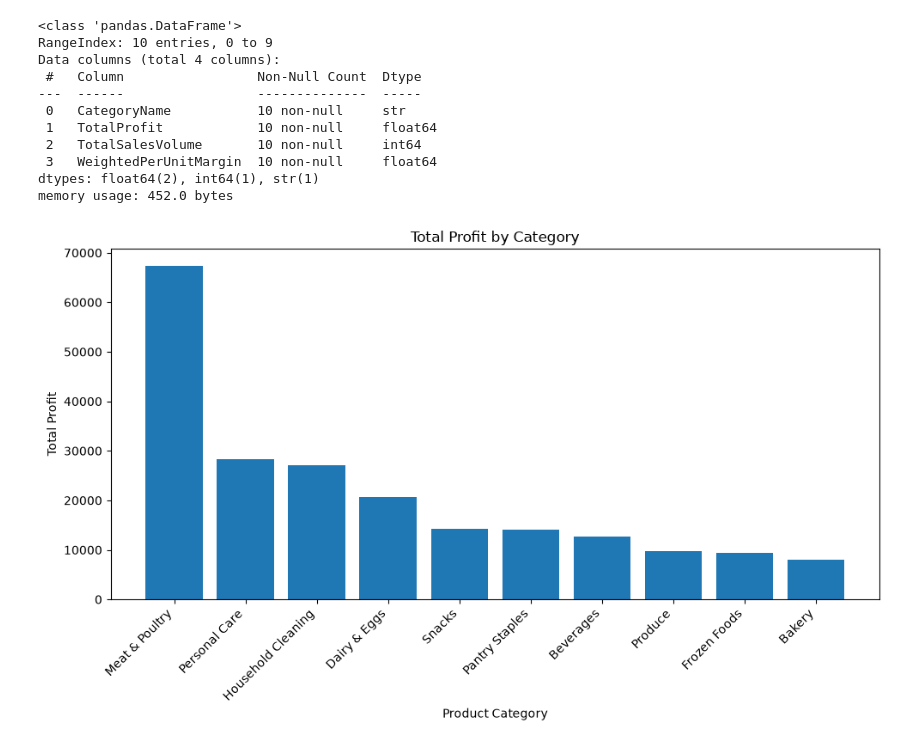
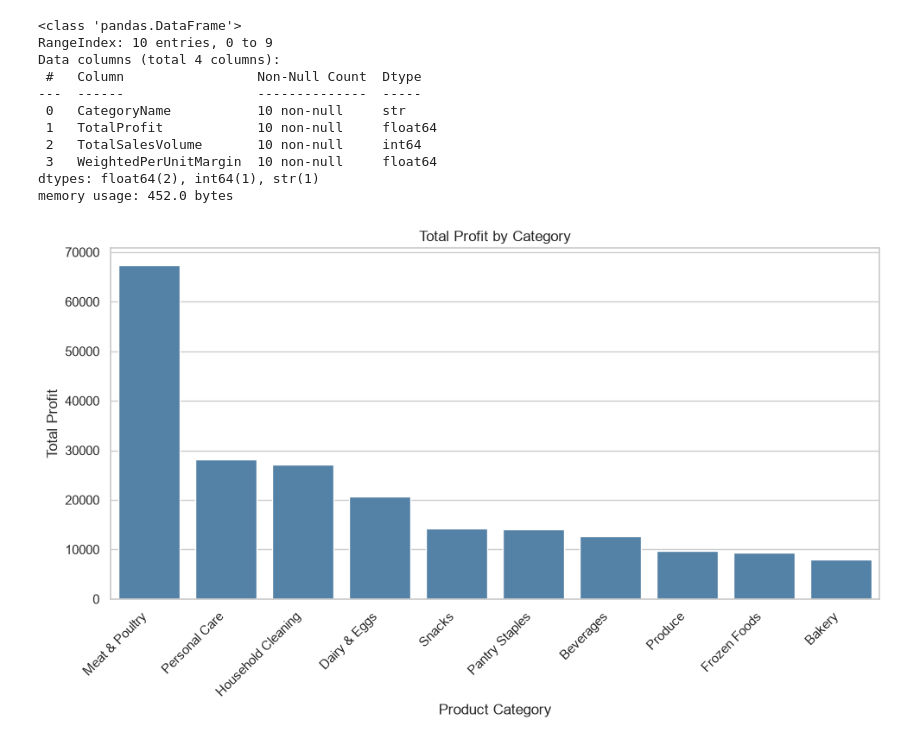
Before and after one commit to Raiphael/Retail_Profitability_Analysis, a Jupyter notebook: notebooks/question1.ipynb, the cells around one changed output. Cells and saved outputs as stored; diff of their text form; code cells hidden in the pictures.

Commit message:
Transforming visualization into seaborn and adding charts into outputs folder

```diff
--- a/notebooks/question1.ipynb
+++ b/notebooks/question1.ipynb
@@ -8,6 +8,8 @@ import pandas as pd
 import sqlite3 as sql
 import matplotlib.pyplot as plt
 import seaborn as sns
+# %%
+sns.set_theme(style="whitegrid")
 # %%
 connection = sql.connect('../retail_data/retail_store.db')
 # %%
@@ -46,18 +48,22 @@ memory usage: 452.0 bytes
 # %%
 ##Visualization
 ##Which category genrates the most profit?
 category_plot = categories_vs_sales_vs_per_unit_margin.sort_values('TotalProfit', ascending=False)
-
 fig, ax = plt.subplots(figsize=(10, 6))
-ax.bar(category_plot['CategoryName'], category_plot['TotalProfit'])
-ax.set_xlabel('Product Category')
-ax.set_ylabel('Total Profit')
-ax.set_title('Total Profit by Category')
+sns.barplot(
+    data=category_plot,
+    x='CategoryName',
+    y='TotalProfit',
+    color='steelblue'
+)
+plt.xlabel('Product Category')
+plt.ylabel('Total Profit')
+plt.title('Total Profit by Category')
 plt.xticks(rotation=45, ha='right')
 plt.tight_layout()
 plt.show()
 # %% [output]
-[figure, old version]
+[figure, new version]
 # %%
 ##Visualization
 ##Volume vs Per-Unit Margin
```
Also changed, not shown: parts of 2 cells of this notebook, 7 other files.
